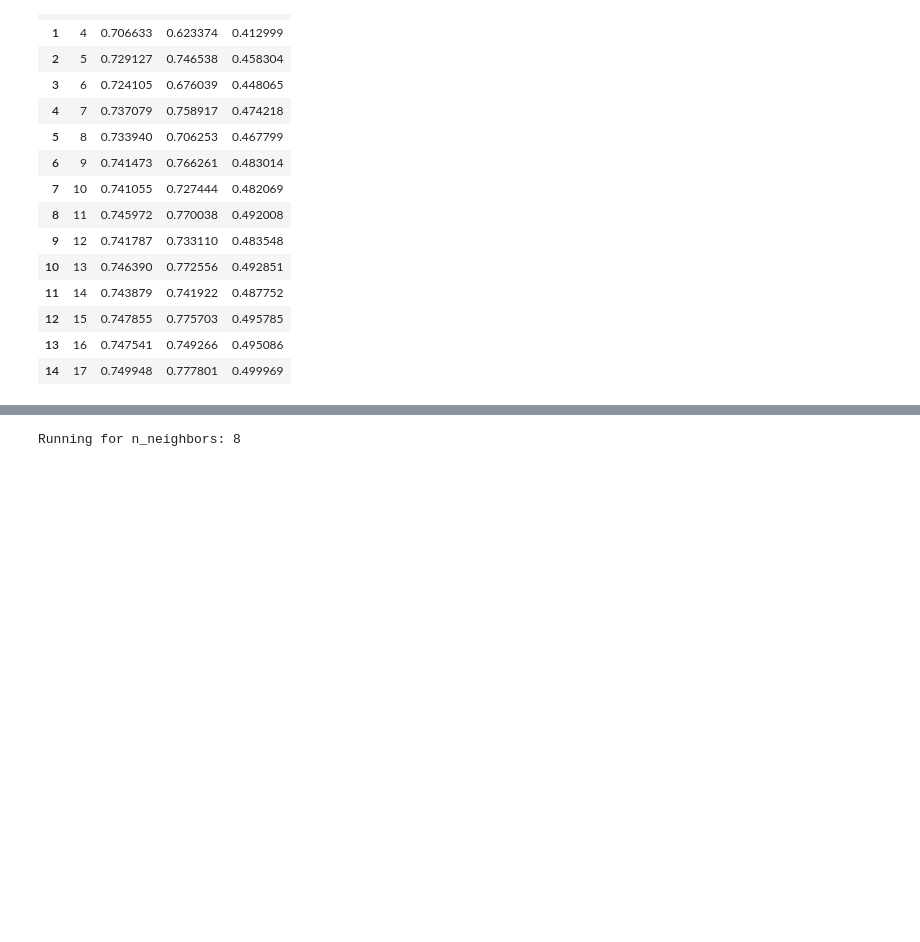
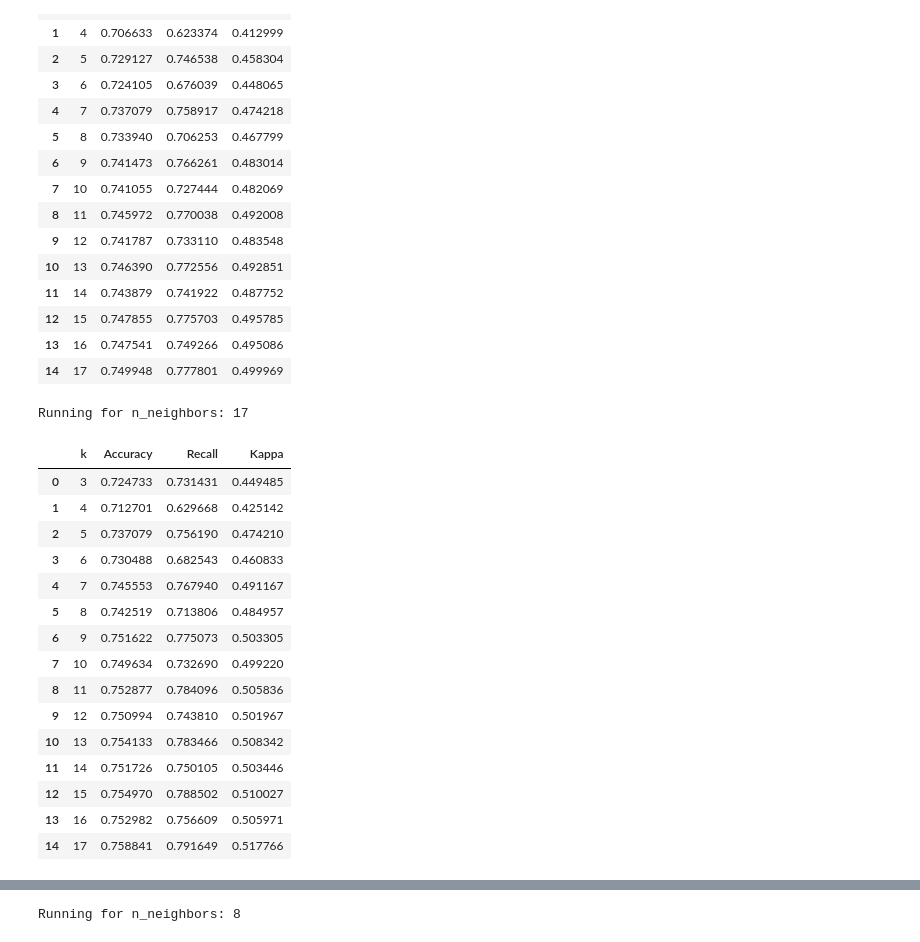
Before and after one commit to owen-george/Heart_Attack_ML-Model, a Jupyter notebook: notebooks/model_analysis_owen.ipynb, the cells around one changed output, grey strips where cells are left out. Drawn from its saved outputs; the diff is of its cells as text; code cells hidden in the pictures; blank space fills up the shorter version.

```diff
--- a/notebooks/model_analysis_owen.ipynb
+++ b/notebooks/model_analysis_owen.ipynb
@@ -90,3 +93,23 @@ Running for n_neighbors: 17
 | 12 | 15 | 0.747855 | 0.775703 | 0.495785 |
 | 13 | 16 | 0.747541 | 0.749266 | 0.495086 |
 | 14 | 17 | 0.749948 | 0.777801 | 0.499969 |
+# %%
+test_normalised_data_knn(drop_df, 3, 17)
+# %% [output]
+Running for n_neighbors: 17
+|  | k | Accuracy | Recall | Kappa |
+| 0 | 3 | 0.724733 | 0.731431 | 0.449485 |
+| 1 | 4 | 0.712701 | 0.629668 | 0.425142 |
+| 2 | 5 | 0.737079 | 0.756190 | 0.474210 |
+| 3 | 6 | 0.730488 | 0.682543 | 0.460833 |
+| 4 | 7 | 0.745553 | 0.767940 | 0.491167 |
+| 5 | 8 | 0.742519 | 0.713806 | 0.484957 |
+| 6 | 9 | 0.751622 | 0.775073 | 0.503305 |
+| 7 | 10 | 0.749634 | 0.732690 | 0.499220 |
+| 8 | 11 | 0.752877 | 0.784096 | 0.505836 |
+| 9 | 12 | 0.750994 | 0.743810 | 0.501967 |
+| 10 | 13 | 0.754133 | 0.783466 | 0.508342 |
+| 11 | 14 | 0.751726 | 0.750105 | 0.503446 |
+| 12 | 15 | 0.754970 | 0.788502 | 0.510027 |
+| 13 | 16 | 0.752982 | 0.756609 | 0.505971 |
+| 14 | 17 | 0.758841 | 0.791649 | 0.517766 |
```
Also changed, not shown: parts of 4 cells of this notebook.
